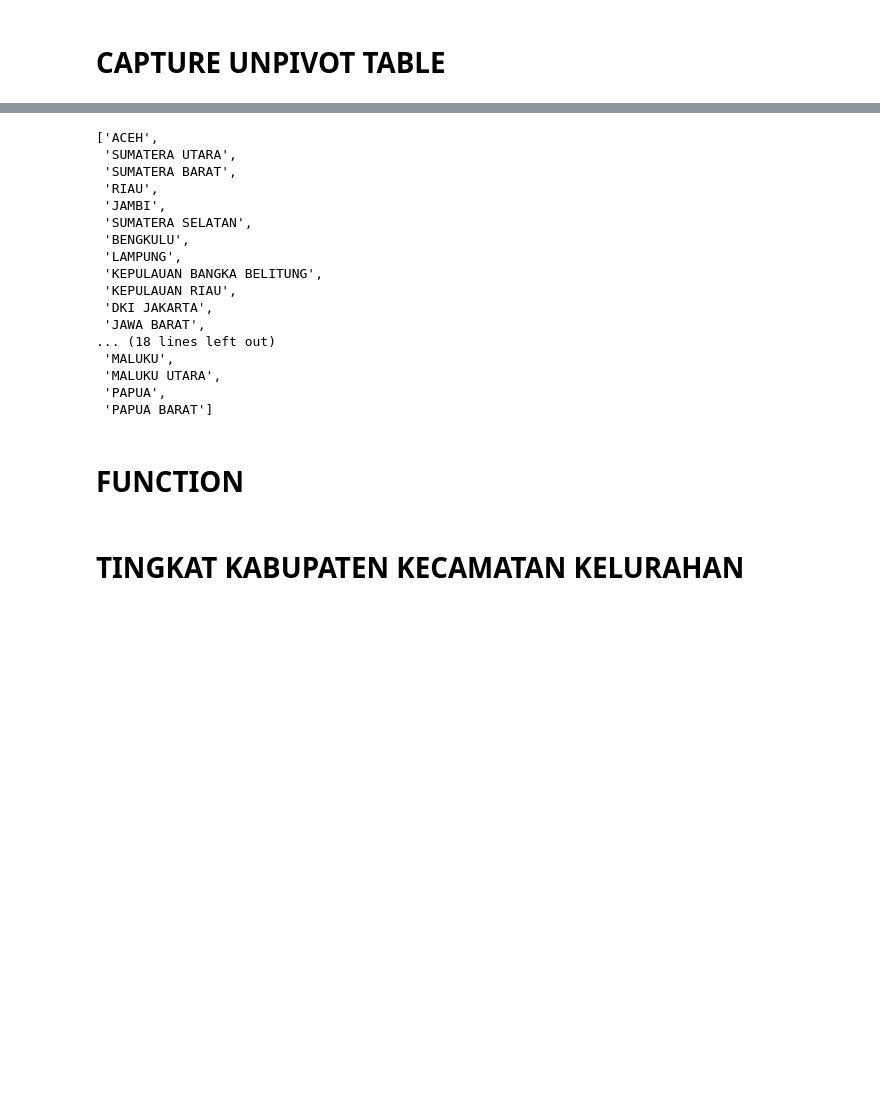
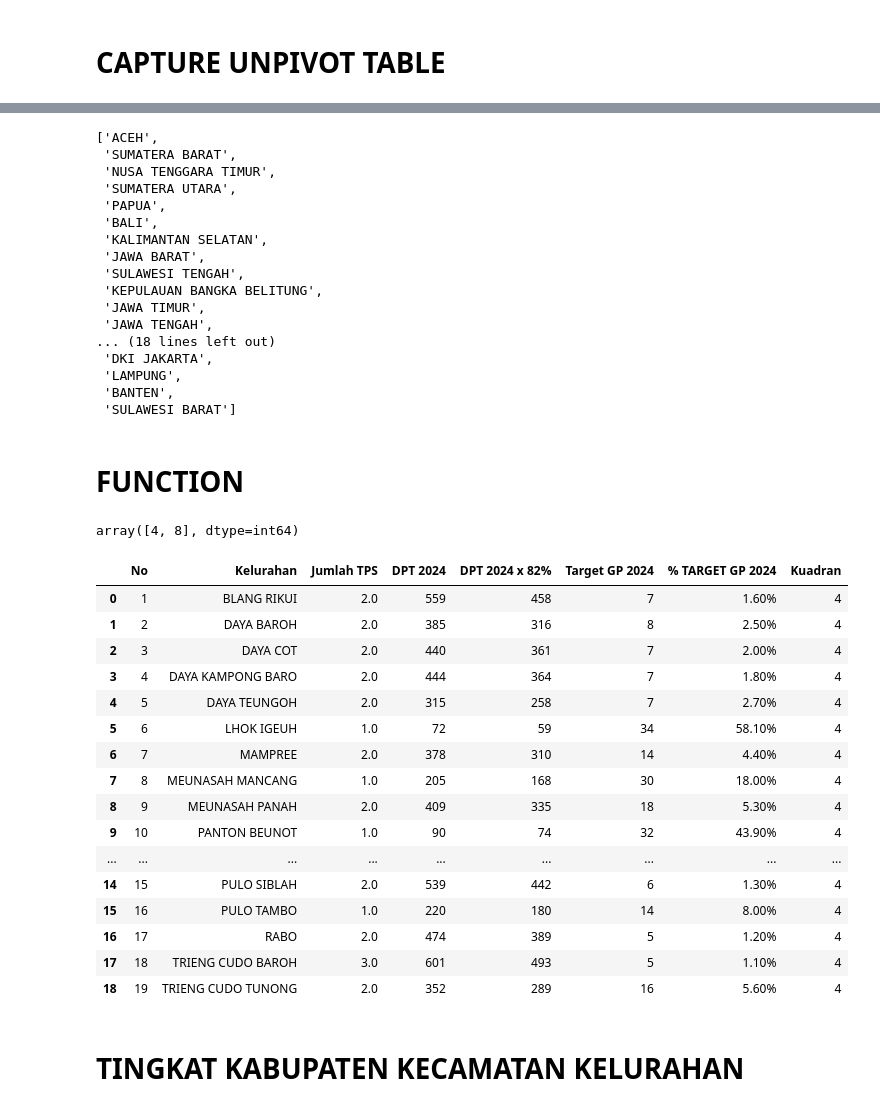
Before and after one commit to AgungPrawoto13/script_python, a Jupyter notebook: capture_data.ipynb, the cells around one changed output, grey strips where cells are left out. Drawn from its saved outputs; the diff is of its cells as text; code cells hidden in the pictures; blank space fills up the shorter version.

```diff
--- a/capture_data.ipynb
+++ b/capture_data.ipynb
@@ -33,25 +38,26 @@ colum
 # %%
 provinsi = df_quadran['PROPINSI'].unique().tolist()
 kabkot = df_quadran['KABUPATEN2'].unique().tolist()
+kecamatan = df_quadran['Kecamatan'].unique().tolist()
 provinsi
 # %% [output]
 ['ACEH',
+ 'SUMATERA BARAT',
+ 'NUSA TENGGARA TIMUR',
  'SUMATERA UTARA',
- 'SUMATERA BARAT',
- 'RIAU',
- 'JAMBI',
- 'SUMATERA SELATAN',
- 'BENGKULU',
+ 'PAPUA',
+ 'BALI',
+ 'KALIMANTAN SELATAN',
+ 'JAWA BARAT',
+ 'SULAWESI TENGAH',
+ 'KEPULAUAN BANGKA BELITUNG',
+ 'JAWA TIMUR',
+ 'JAWA TENGAH',
+... (18 lines left out)
+ 'DKI JAKARTA',
  'LAMPUNG',
- 'KEPULAUAN BANGKA BELITUNG',
- 'KEPULAUAN RIAU',
- 'DKI JAKARTA',
- 'JAWA BARAT',
-... (18 lines left out)
- 'MALUKU',
- 'MALUKU UTARA',
- 'PAPUA',
- 'PAPUA BARAT']
+ 'BANTEN',
+ 'SULAWESI BARAT']
 # %% [markdown]
 # FUNCTION
 # %%
@@ -183,2 +150,26 @@ def capture_micro_target(x, y, z):
+# %%
+non_prio['Kuadran'].unique()
+# %% [output]
+array([4, 8], dtype=int64)
+# %%
+non_prio
+# %% [output]
+|  | No | Kelurahan | Jumlah TPS | DPT 2024 | DPT 2024 x 82% | Target GP 2024 | % TARGET GP 2024 | Kuadran |
+| 0 | 1 | BLANG RIKUI | 2.0 | 559 | 458 | 7 | 1.60% | 4 |
+| 1 | 2 | DAYA BAROH | 2.0 | 385 | 316 | 8 | 2.50% | 4 |
+| 2 | 3 | DAYA COT | 2.0 | 440 | 361 | 7 | 2.00% | 4 |
+| 3 | 4 | DAYA KAMPONG BARO | 2.0 | 444 | 364 | 7 | 1.80% | 4 |
+| 4 | 5 | DAYA TEUNGOH | 2.0 | 315 | 258 | 7 | 2.70% | 4 |
+| 5 | 6 | LHOK IGEUH | 1.0 | 72 | 59 | 34 | 58.10% | 4 |
+| 6 | 7 | MAMPREE | 2.0 | 378 | 310 | 14 | 4.40% | 4 |
+| 7 | 8 | MEUNASAH MANCANG | 1.0 | 205 | 168 | 30 | 18.00% | 4 |
+| 8 | 9 | MEUNASAH PANAH | 2.0 | 409 | 335 | 18 | 5.30% | 4 |
+| 9 | 10 | PANTON BEUNOT | 1.0 | 90 | 74 | 32 | 43.90% | 4 |
+| ... | ... | ... | ... | ... | ... | ... | ... | ... |
+| 14 | 15 | PULO SIBLAH | 2.0 | 539 | 442 | 6 | 1.30% | 4 |
+| 15 | 16 | PULO TAMBO | 1.0 | 220 | 180 | 14 | 8.00% | 4 |
+| 16 | 17 | RABO | 2.0 | 474 | 389 | 5 | 1.20% | 4 |
+| 17 | 18 | TRIENG CUDO BAROH | 3.0 | 601 | 493 | 5 | 1.10% | 4 |
+| 18 | 19 | TRIENG CUDO TUNONG | 2.0 | 352 | 289 | 16 | 5.60% | 4 |
 # %% [markdown]
 # TINGKAT KABUPATEN KECAMATAN KELURAHAN
```
Also changed, not shown: parts of 17 cells of this notebook.
